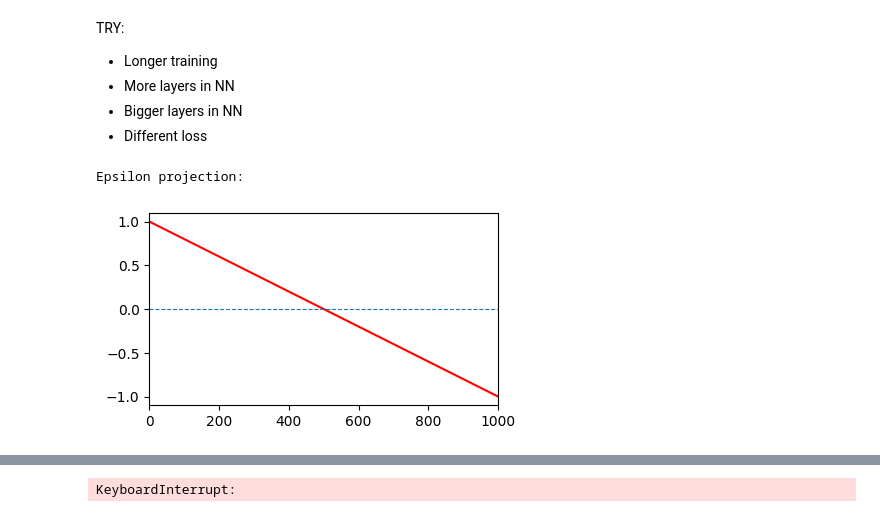
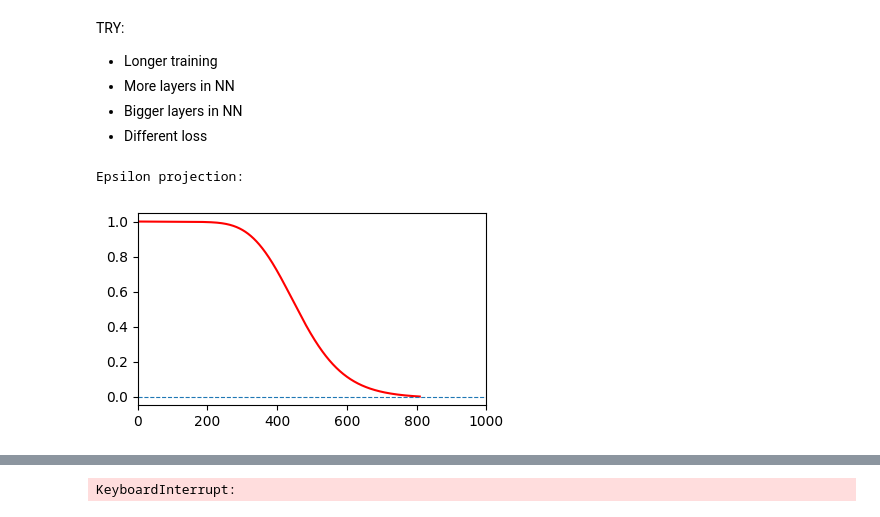
Before and after one commit to seba2390/Snake, a Jupyter notebook: DQN4 - new snake impl-fixed_state_bug-dist_state_rep/AI.ipynb, the cells around one changed output, grey strips where cells are left out. Cells and saved outputs as stored; diff of their text form; code cells hidden in the pictures.

```diff
--- a/DQN4 - new snake impl-fixed_state_bug-dist_state_rep/AI.ipynb
+++ b/DQN4 - new snake impl-fixed_state_bug-dist_state_rep/AI.ipynb
@@ -36,35 +36,39 @@ TRY:
 
 BATCH_SIZE = 64
 GAMMA = 0.99
 EPS_START = 1.0
 EPS_END = 0.0
 EPS_DECAY = 0.002
 TARGET_UPDATE = 50
 MY_SEED = 143
 LR = 0.00005
 MEMORY_SIZE = 1000000
 
 NUM_EPISODES = 1000
 
 state_size = 17
 nr_actions = 4
 
 agent_007 = Agent(gamma=GAMMA,exploration_rate=EPS_START,lr=LR,
                   input_size=state_size, batch_size=BATCH_SIZE,
                   nr_actions=nr_actions, max_mem_size=MEMORY_SIZE,
                   nr_episodes=NUM_EPISODES, exploration_rate_min=EPS_END,
                   exploration_decay_rate=EPS_DECAY,seed=MY_SEED)
 
 print("Epsilon projection:")
 fig, ax = plt.subplots(1,1,figsize=(4.5,2.5))
 eps = np.linspace(0,NUM_EPISODES,1000)
-ax.plot(eps, 1.0 - EPS_DECAY * eps,'r-')
+#ys = 1.0 - EPS_DECAY * eps
+#ys = oscillator(eps,NUM_EPISODES)
+ys = stretched_exponential(eps,NUM_EPISODES,A=0.5,B=0.15,C=0.01)
+eps, ys = eps[ys >= 0], ys[ys >= 0]
+ax.plot(eps, ys,'r-')
 ax.set_xlim(0,NUM_EPISODES)
 ax.hlines(0,0,NUM_EPISODES,lw=0.8,ls='--')
 plt.show()
 # %% [output]
 Epsilon projection:
-[figure, old version]
+[figure, new version]
 # %%
 episode_durations = []
 episode_rewards = []
```
Also changed, not shown: parts of 3 cells of this notebook, 3 other files.
